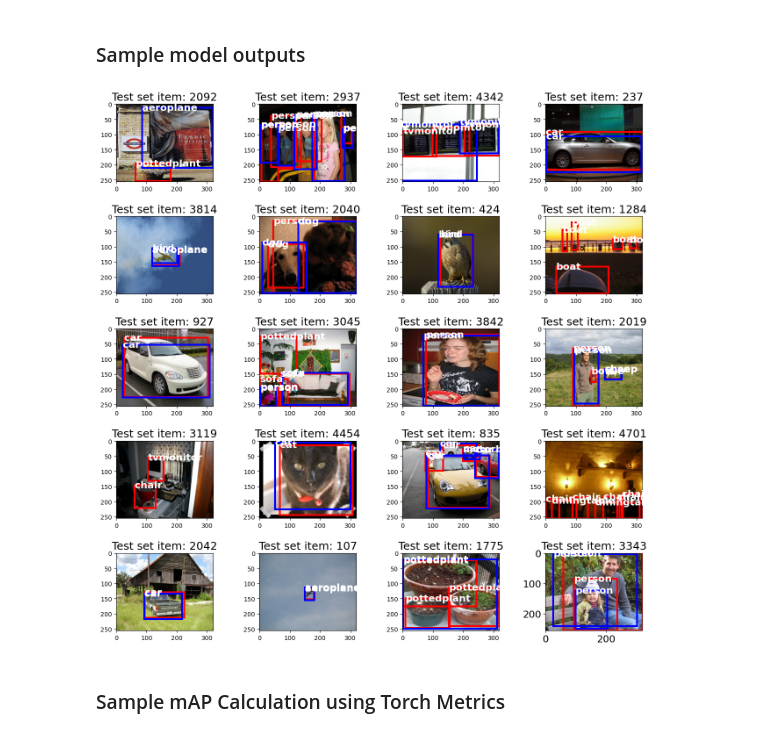
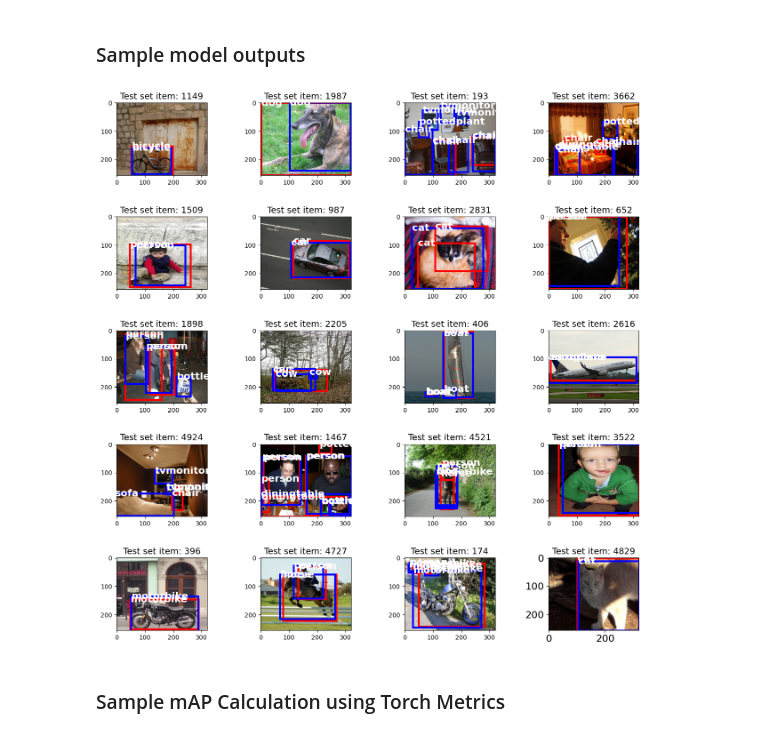
Before and after one commit to analogdevicesinc/ai8x-training, a Jupyter notebook: notebooks/FPNDetectorModelVisualization_pascalvoc_quantized.ipynb, the cells around one changed output. Cells and saved outputs as stored; diff of their text form; code cells hidden in the pictures.

Commit message:
Update fpndetector model

```diff
--- a/notebooks/FPNDetectorModelVisualization_pascalvoc_quantized.ipynb
+++ b/notebooks/FPNDetectorModelVisualization_pascalvoc_quantized.ipynb
@@ -126,7 +126,7 @@ plt.tick_params(labelsize=16)
 
 model.eval()
 
-random.seed(5)
+random.seed(22)
 random_test_idxs = random.sample(list(range(len(test_set))), ncols * nrows)
 
 for j in range(nrows):
@@ -144,7 +144,7 @@ for j in range(nrows):
         scores = scores / 2.**14
 
         all_images_boxes, all_images_labels, all_images_scores = \
-            model.detect_objects(locs, scores, 0.3, max_overlap, top_k)
+            model.detect_objects(locs, scores, 0.2, max_overlap, top_k)
 
         img_to_plot = img.cpu().detach().numpy()
         img_to_plot = (img_to_plot + 128).astype(np.uint8)
@@ -153,7 +153,7 @@ for j in range(nrows):
         axes[j, i].imshow(img_to_plot)
 
         subplot_title=("Test set item: " + str(img_idx))
-        axes[j, i].set_title(subplot_title, fontsize = 18)
+        axes[j, i].set_title(subplot_title, fontsize = 14)
 
         # Truth boxes & labels
         boxes_resized = [[box[0] * img_to_plot.shape[1], \
@@ -168,34 +168,34 @@ for j in range(nrows):
 
             lbl_string = test_set.voc_id_to_label_map[lbls[b].cpu().detach().item()]
             axes[j, i].text(bb[0], bb[1], lbl_string, verticalalignment='center', color='white', fontsize=16, weight='bold')
 
             axes[j, i].add_patch(rect)
 
         # Predicted boxes & labels
         boxes_resized = [[box[0] * img_to_plot.shape[1], \
                           box[1] * img_to_plot.shape[0], \
                           box[2] * img_to_plot.shape[1], \
                           box[3] * img_to_plot.shape[0]] for box in all_images_boxes[0].detach().cpu().numpy()]
 
         detected_labels = all_images_labels[0]
 
         for b in range(len(boxes_resized)):
 
             if(detected_labels[b] != 0):
                 bb = boxes_resized[b]
                 rect = patches.Rectangle((bb[0], bb[1]), bb[2] - bb[0], bb[3] - bb[1], linewidth=3,
                                          edgecolor='b', facecolor="none")
 
 
                 lbl_string = test_set.voc_id_to_label_map[detected_labels[b].cpu().detach().item()]
                 axes[j, i].text(bb[0], (bb[1]), lbl_string, verticalalignment='center', color='white', fontsize=16, weight='bold')
 
                 axes[j, i].add_patch(rect)
 
 fig.tight_layout()
 plt.show()
 # %% [output]
-[figure, old version]
+[figure, new version]
 # %% [markdown]
 ### Sample mAP Calculation using Torch Metrics
 # %%
```
Also changed, not shown: parts of 7 cells of this notebook, 4 other files.
